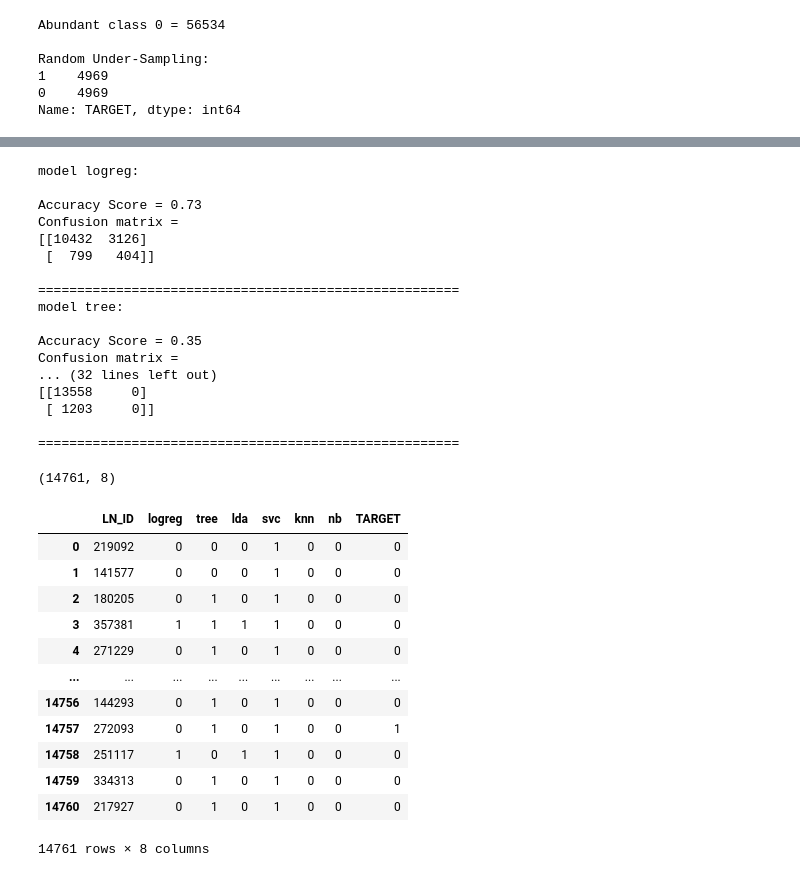
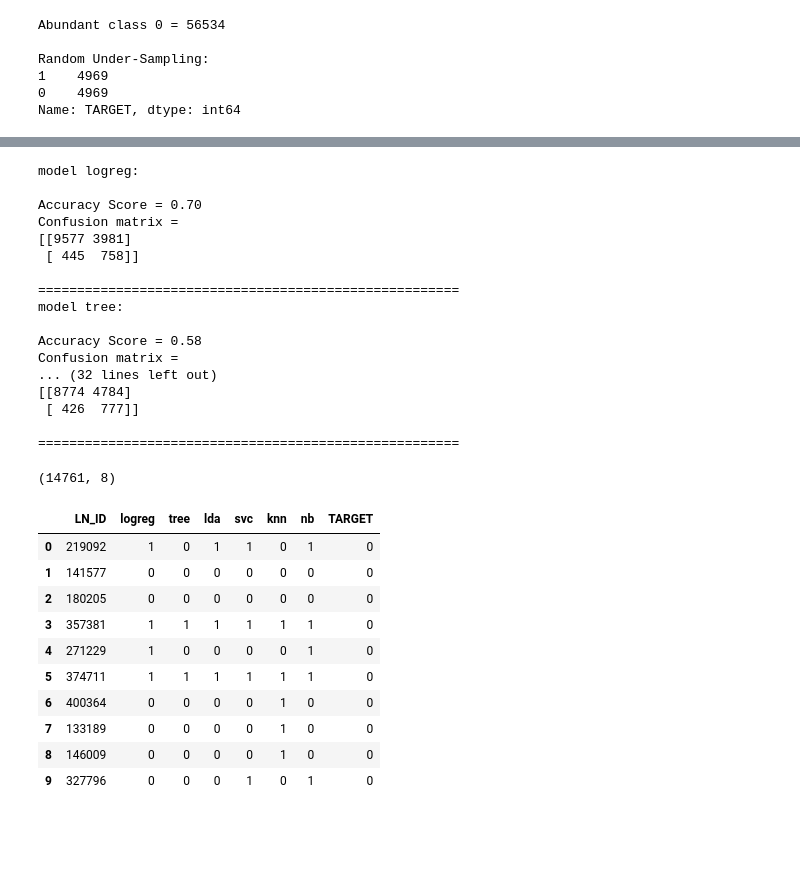
Before and after one commit to adhyttungga/Loan-Classification, a Jupyter notebook: loanPred.ipynb, the cells around one changed output, grey strips where cells are left out. Cells and saved outputs as stored; diff of their text form; code cells hidden in the pictures; blank space fills up the shorter version.

```diff
--- a/loanPred.ipynb
+++ b/loanPred.ipynb
@@ -208,7 +228,7 @@ Plot Scaled Data Train
 # %%
 from sklearn.model_selection import train_test_split
 X_train, X_val, y_train, y_val = train_test_split(
-	scaledX, y, test_size=0.25, random_state=128)
+	normX, y, test_size=0.25, random_state=128)
 # %%
 from sklearn.discriminant_analysis import LinearDiscriminantAnalysis
 from sklearn.linear_model import LogisticRegression
@@ -235,9 +257,14 @@ names=[]
 seed=128
 scoring='accuracy'
 # %%
-for name,model in models:
-    #print(model)
-    kfold = KFold(n_splits=20, random_state=seed)
+# ====== CROSS-VALIDATION: EVALUATING ESTIMATOR PERFORMANCE
+
+for name, model in models:
+    kfold = KFold(
+        shuffle=True,
+        random_state=seed,
+        n_splits=5
+    )
     cv_result = cross_val_score(model, X_train, y_train, cv=kfold, scoring=scoring)
     result.append(cv_result)
     names.append(name)
@@ -291,5 +320,13 @@ weighted avg       0.64      0.64      0.64      2485
 X_test = dataTest.drop(["LN_ID", "TARGET"], axis=1)
 y_test = dataTest["TARGET"]
+# %%
+# ====== DATA TEST PREPROCESSING
+
+scaledX_test = scaler.transform(X_test) # scaled data test
+scaledX_test = pd.DataFrame(scaledX_test, columns=X_test.columns)
+
+normX_test = pt.transform(scaledX_test) #normalize data test
+normX_test = pd.DataFrame(normX_test, columns=X_test.columns)
 # %%
 predOutput = pd.DataFrame()
 predOutput["LN_ID"] = dataTest.LN_ID
@@ -300,7 +334,7 @@ scaledX_test = pd.DataFrame(scaledX_test, columns=X_test.columns)
 for name, model in models:
     svc = model
     svc.fit(X_train, y_train)
-    pred = svc.predict(X_test).astype(int)
+    pred = svc.predict(normX_test).astype(int)
     predOutput[name] = pred
     print("model %s:\n" % (name))
     print("Accuracy Score = {:.2f}".format(accuracy_score(y_test, pred)))
@@ -310,40 +344,39 @@ for name, model in models:
 # %% [output]
 model logreg:
 
-Accuracy Score = 0.73
+Accuracy Score = 0.70
 Confusion matrix =
-[[10432  3126]
- [  799   404]]
+[[9577 3981]
+ [ 445  758]]
 
 ======================================================
 model tree:
 
-Accuracy Score = 0.35
+Accuracy Score = 0.58
 Confusion matrix =
 ... (32 lines left out)
-[[13558     0]
- [ 1203     0]]
+[[8774 4784]
+ [ 426  777]]
 
 ======================================================
 # %%
 predOutput = predOutput.merge(dataTest[['LN_ID', 'TARGET']], how='left', on="LN_ID")
 print(predOutput.shape)
 predOutput.dropna()
+predOutput.head(10)
 # %% [output]
 (14761, 8)
 |  | LN_ID | logreg | tree | lda | svc | knn | nb | TARGET |
-| 0 | 219092 | 0 | 0 | 0 | 1 | 0 | 0 | 0 |
-| 1 | 141577 | 0 | 0 | 0 | 1 | 0 | 0 | 0 |
-| 2 | 180205 | 0 | 1 | 0 | 1 | 0 | 0 | 0 |
-| 3 | 357381 | 1 | 1 | 1 | 1 | 0 | 0 | 0 |
-| 4 | 271229 | 0 | 1 | 0 | 1 | 0 | 0 | 0 |
-| ... | ... | ... | ... | ... | ... | ... | ... | ... |
-| 14756 | 144293 | 0 | 1 | 0 | 1 | 0 | 0 | 0 |
-| 14757 | 272093 | 0 | 1 | 0 | 1 | 0 | 0 | 1 |
-| 14758 | 251117 | 1 | 0 | 1 | 1 | 0 | 0 | 0 |
-| 14759 | 334313 | 0 | 1 | 0 | 1 | 0 | 0 | 0 |
-| 14760 | 217927 | 0 | 1 | 0 | 1 | 0 | 0 | 0 |
+| 0 | 219092 | 1 | 0 | 1 | 1 | 0 | 1 | 0 |
+| 1 | 141577 | 0 | 0 | 0 | 0 | 0 | 0 | 0 |
+| 2 | 180205 | 0 | 0 | 0 | 0 | 0 | 0 | 0 |
+| 3 | 357381 | 1 | 1 | 1 | 1 | 1 | 1 | 0 |
+| 4 | 271229 | 1 | 0 | 0 | 0 | 0 | 1 | 0 |
+| 5 | 374711 | 1 | 1 | 1 | 1 | 1 | 1 | 0 |
+| 6 | 400364 | 0 | 0 | 0 | 0 | 1 | 0 | 0 |
+| 7 | 133189 | 0 | 0 | 0 | 0 | 1 | 0 | 0 |
+| 8 | 146009 | 0 | 0 | 0 | 0 | 1 | 0 | 0 |
+| 9 | 327796 | 0 | 0 | 0 | 1 | 0 | 1 | 0 |
-14761 rows × 8 columns
 # %%
 # for model in predOutput.columns:
 #     if model == 'LN_ID':
```
Also changed, not shown: parts of 26 cells of this notebook.
